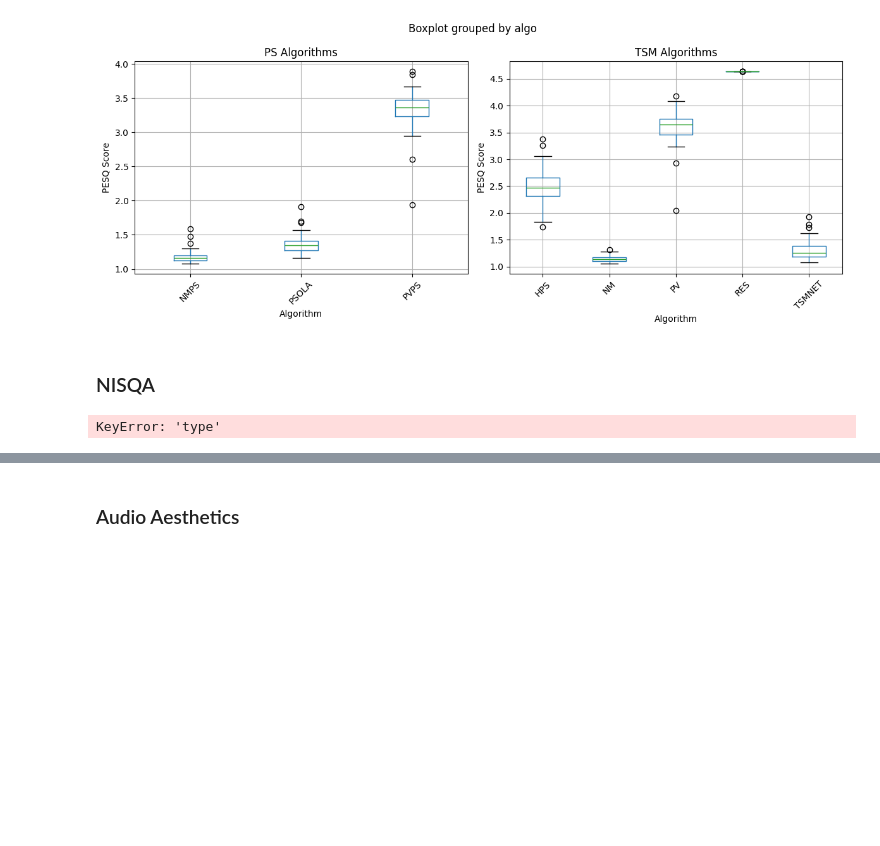
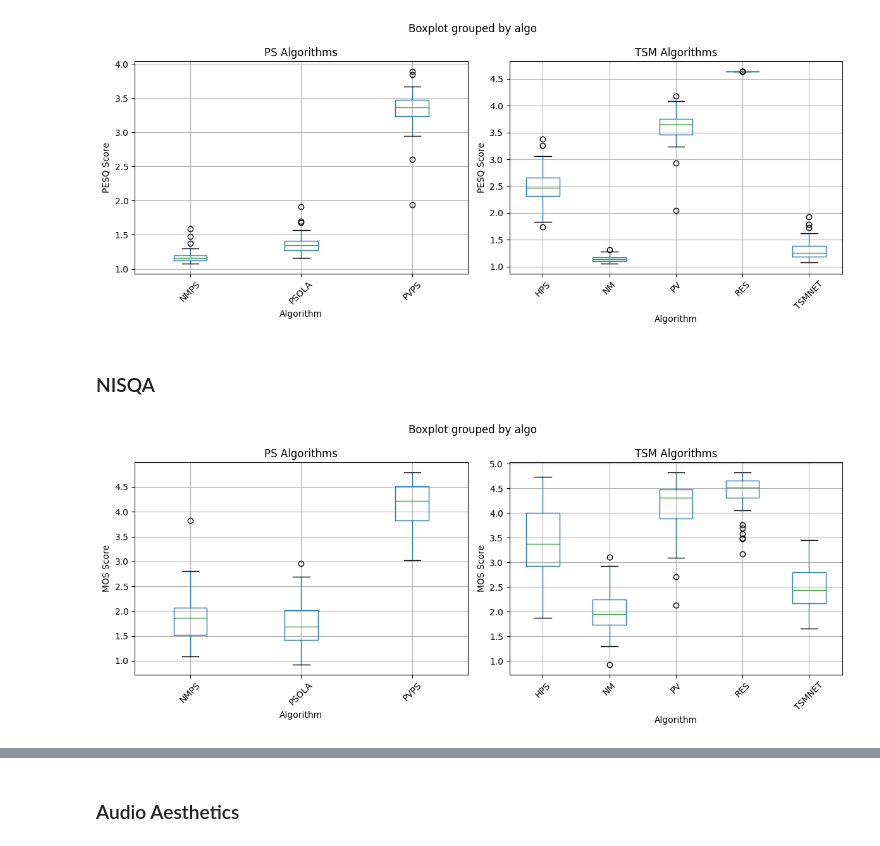
Before and after one commit to mariapolak/SMC10, a Jupyter notebook: plot_metrics.ipynb, the cells around one changed output, grey strips where cells are left out. Drawn from its saved outputs; the diff is of its cells as text; code cells hidden in the pictures; blank space fills up the shorter version.

Commit message:
Metrics Visualized

```diff
--- a/plot_metrics.ipynb
+++ b/plot_metrics.ipynb
@@ -3,7 +3,7 @@ import matplotlib.pyplot as plt
 import pandas as pd
 import glob
 # %%
-def get_ps_tsm_dataframes_csv(file_pattern: str) -> tuple[list[pd.DataFrame], list[pd.DataFrame]]:
+def get_ps_tsm_dataframes_csv(file_pattern: str) -> tuple[pd.DataFrame, pd.DataFrame]:
     """
     Get the dataframes for the PS and TSM data from the files that match the pattern.
     """
@@ -12,10 +12,31 @@ def get_ps_tsm_dataframes_csv(file_pattern: str) -> tuple[list[pd.DataFrame], li
         df_tmp = pd.read_csv(file)
         df = pd.concat([df, df_tmp], ignore_index=True)
 
+    df_ps, df_tsm = split_dataframe(df)
+
+    return df_ps, df_tsm
+
+def split_dataframe(df: pd.DataFrame) -> tuple[pd.DataFrame, pd.DataFrame]:
     df_ps = df[df['type'] == 'ps'].reset_index(drop=True)
     df_tsm = df[df['type'] == 'tsm'].reset_index(drop=True)
 
-    return  df_ps, df_tsm
+    return df_ps, df_tsm
+
+def get_dataframe_csv(file_pattern:str) -> pd.DataFrame:
+    df = pd.DataFrame({})
+    for file in glob.iglob(file_pattern):
+        df_tmp = pd.read_csv(file)
+        df = pd.concat([df, df_tmp], ignore_index=True)
+
+    return df
+
+def get_dataframe_csv_no_header(file_pattern:str) -> pd.DataFrame:
+    df = pd.DataFrame({})
+    for file in glob.iglob(file_pattern):
+        df_tmp = pd.read_csv(file, header=None)
+        df = pd.concat([df, df_tmp], ignore_index=True)
+
+    return df
 # %% [markdown]
 ### STOI
 # %%
@@ -85,22 +106,31 @@ plt.show()
 [figure]
 # %% [markdown]
 ### NISQA
+# %%
+df_nisqa_tts = get_dataframe_csv("evaluation/objective/nisqa/tts/*.csv")
+
+# "path" in the csv is of format "data/output/wav48/tsm/HPS/0.5/p225/p225_358.wav" where tsm, hps and 0.5 are type, algo and factor respectively
+df_nisqa_tts['type'] = df_nisqa_tts['path'].apply(lambda x: x.split('/')[3])
+df_nisqa_tts['algo'] = df_nisqa_tts['path'].apply(lambda x: x.split('/')[4])
+df_nisqa_tts['factor'] = df_nisqa_tts['path'].apply(lambda x: x.split('/')[5])
+
+df_nisqa_tts_ps, df_nisqa_tts_tsm = split_dataframe(df_nisqa_tts)
 # %%
-df_pesq_ps, df_pesq_tsm = get_ps_tsm_dataframes_csv("evaluation/objective/niqsa/tts/*.csv")
-
 fig, axes = plt.subplots(1, 2, figsize=(12, 5))
 
 # Boxplot for df_ps
-df_pesq_ps.boxplot(by='algo', column='pesq_score', rot=45, ax=axes[0])
+df_nisqa_tts_ps.boxplot(by='algo', column='mos_pred', rot=45, ax=axes[0])
 axes[0].set_title('PS Algorithms')
 axes[0].set_xlabel('Algorithm')
-axes[0].set_ylabel('PESQ Score')
+axes[0].set_ylabel('MOS Score')
 
 # Boxplot for df_tsm
-df_pesq_tsm.boxplot(by='algo', column='pesq_score', rot=45, ax=axes[1])
+df_nisqa_tts_tsm.boxplot(by='algo', column='mos_pred', rot=45, ax=axes[1])
 axes[1].set_title('TSM Algorithms')
 axes[1].set_xlabel('Algorithm')
-axes[1].set_ylabel('PESQ Score')
+axes[1].set_ylabel('MOS Score')
 
 plt.tight_layout()
 plt.show()
+# %% [output]
+[figure, added]
@@ -115,14 +136,0 @@ df_nisqa_tts_tsm = df_nisqa_tts[df_nisqa_tts['type'] == 'tsm'].reset_index(drop=
-# %%
-df = pd.DataFrame({})
-
-for file in glob.iglob("evaluation/objective/nisqa/NISQA_results_*.csv"):
-    # create a pandas dataframe from the csvs, append them together
-    df2 = pd.read_csv(file)
-    df = pd.concat([df, df2], ignore_index=True)
-
-df_ps = df[df['type'] == 'ps']
-df_tsm = df[df['type'] == 'tsm']
-
-df_ps
-# %% [output]
-KeyError: 'type'
```
Also changed, not shown: parts of 12 cells of this notebook.
